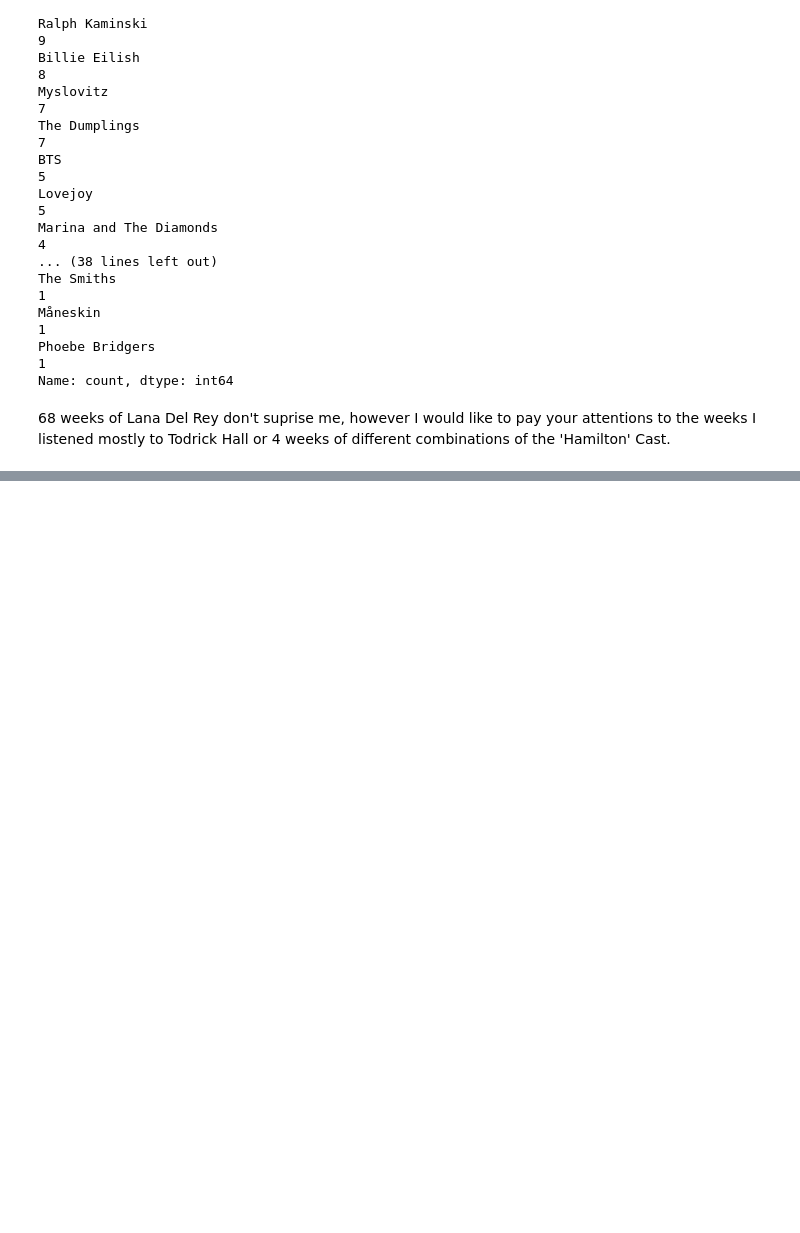
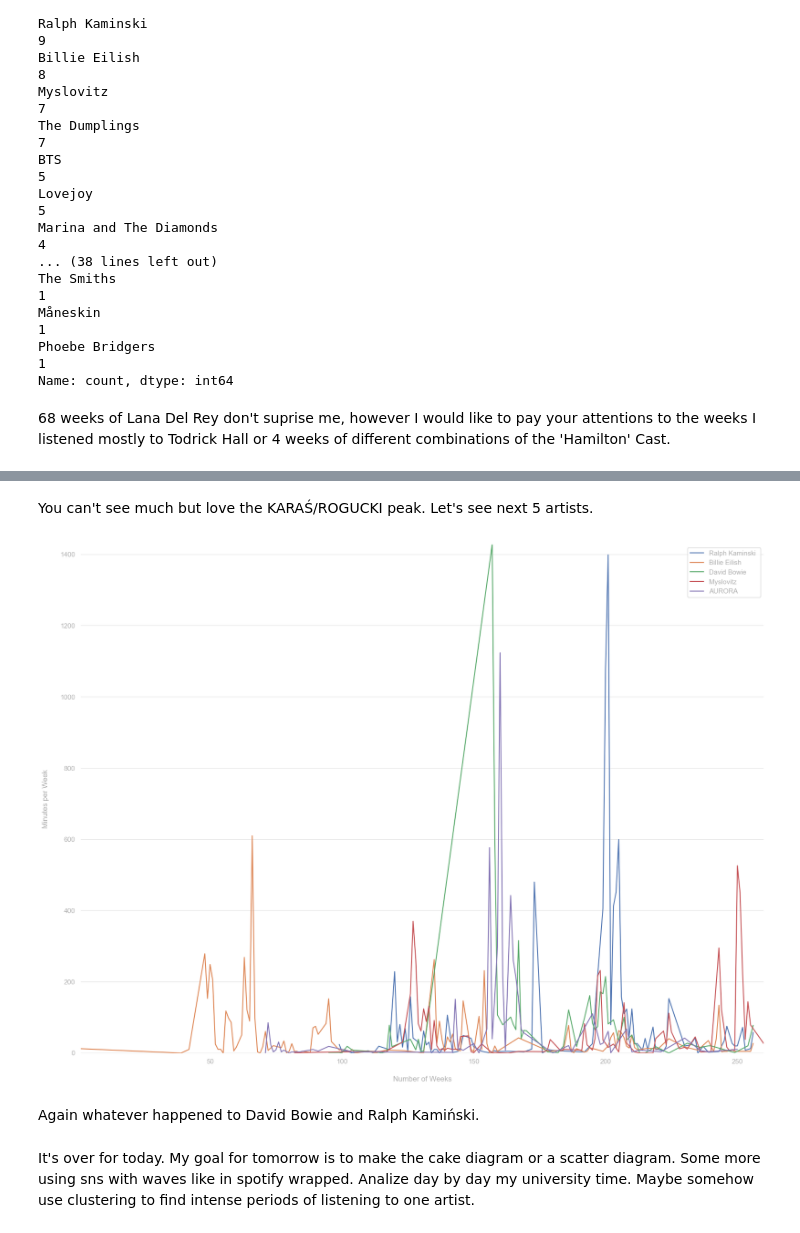
Before and after one commit to nkwiecienn/Apple-Music-with-Python, a Jupyter notebook: AppleMusic/AppleMusic.ipynb, the cells around one changed output, grey strips where cells are left out. Cells and saved outputs as stored; diff of their text form; code cells hidden in the pictures; blank space fills up the shorter version.

```diff
--- a/AppleMusic/AppleMusic.ipynb
+++ b/AppleMusic/AppleMusic.ipynb
@@ -189,0 +231,40 @@ Name: count, dtype: int64
+# %% [markdown]
+You can't see much but love the KARAŚ/ROGUCKI peak. Let's see next 5 artists.
+# %%
+dates_with_fav_artists = df.loc[df['Artist'].isin(top_artists.iloc[5:10].index)][['Artist', 'Year', 'Week Number',
+                                                                                'Minutes per Week']]
+
+
+dates_with_fav_artists = dates_with_fav_artists.drop_duplicates().sort_values(by=['Artist', 'Year', 'Week Number'])
+
+artist_x = {}
+artist_y = {}
+
+for artist in top_artists.iloc[5:10].index:
+    week = dates_with_fav_artists[dates_with_fav_artists['Artist'] == artist]['Week Number'].to_numpy()
+    year = dates_with_fav_artists[dates_with_fav_artists['Artist'] == artist]['Year'].to_numpy()
+    minutes = dates_with_fav_artists[dates_with_fav_artists['Artist'] == artist]['Minutes per Week'].to_numpy()
+
+    artist_x.update({artist: week})
+    artist_y.update({artist: minutes})
+
+plt.figure(figsize=(20, 15))
+
+plt.style.use(matplotx.styles.dufte)
+
+for artist in top_artists.iloc[5:10].index:
+    x = artist_x.get(artist)
+    y = artist_y.get(artist)
+
+    plt.plot(x, y, label=artist)
+
+plt.xlabel("Number of Weeks")
+plt.ylabel("Minutes per Week")
+plt.legend()
+plt.show()
+# %% [output]
+[figure, added]
+# %% [markdown]
+Again whatever happened to David Bowie and Ralph Kamiński.
+# %% [markdown]
+It's over for today. My goal for tomorrow is to make the cake diagram or a scatter diagram. Some more using sns with waves like in spotify wrapped. Analize day by day my university time. Maybe somehow use clustering to find intense periods of listening to one artist.
```
Also changed, not shown: parts of 8 cells of this notebook.
